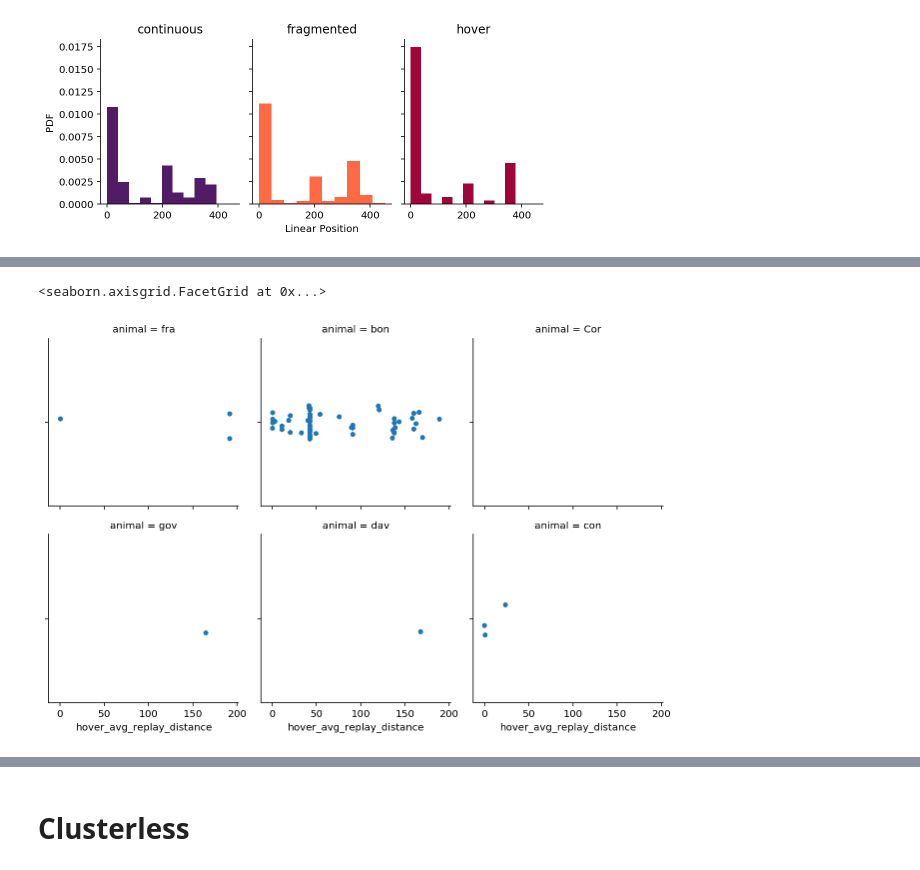
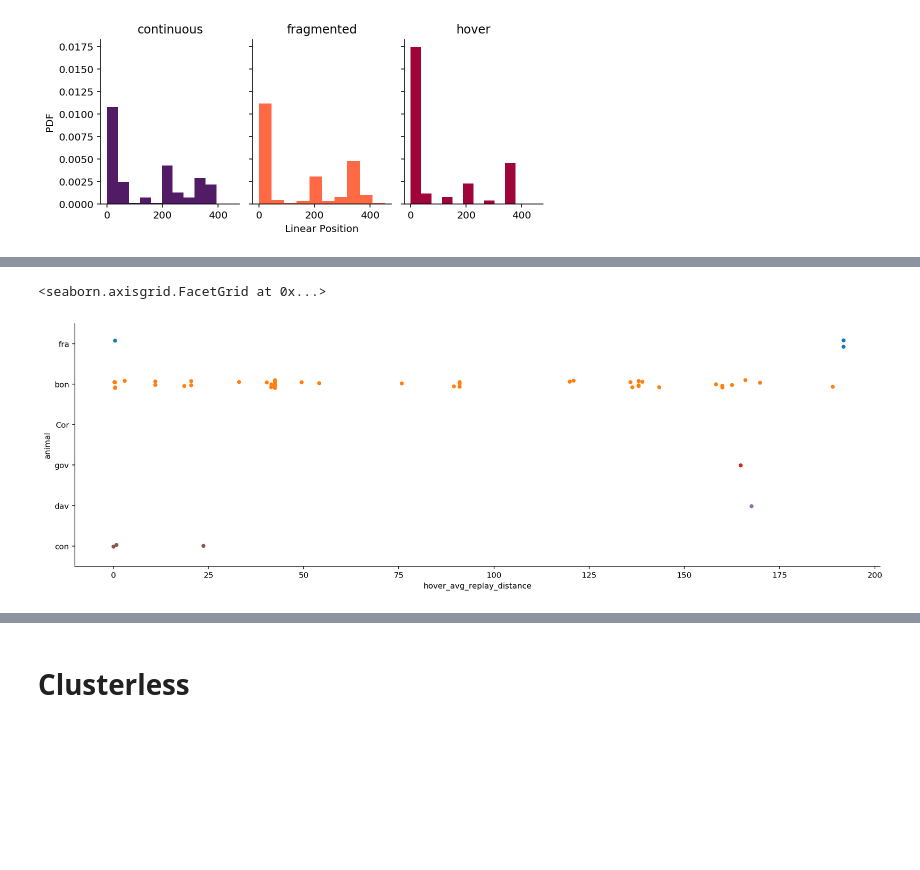
Before and after one commit to Eden-Kramer-Lab/replay_trajectory_paper, a Jupyter notebook: notebooks/Analyze_Replay.ipynb, the cells around one changed output, grey strips where cells are left out. Saved outputs shown, nothing was run; the diff lists cells and outputs as text; code cells hidden in the pictures; blank space fills up the shorter version.

```diff
--- a/notebooks/Analyze_Replay.ipynb
+++ b/notebooks/Analyze_Replay.ipynb
@@ -146,6 +139,6 @@ sns.catplot(x='hover_duration', col='animal', data=replay_info.reset_index(), ki
 # %%
-sns.catplot(x='hover_avg_replay_distance', col='animal', data=replay_info.reset_index(), kind="strip", jitter=True, col_wrap=3, size=3)
+sns.catplot(x='hover_avg_replay_distance', y='animal', data=replay_info.reset_index(), kind="strip", jitter=True, aspect=3)
 # %% [output]
 <seaborn.axisgrid.FacetGrid at 0x...>
-[figure, old version]
+[figure, new version]
 # %%
```
Also changed, not shown: parts of 21 cells of this notebook.
